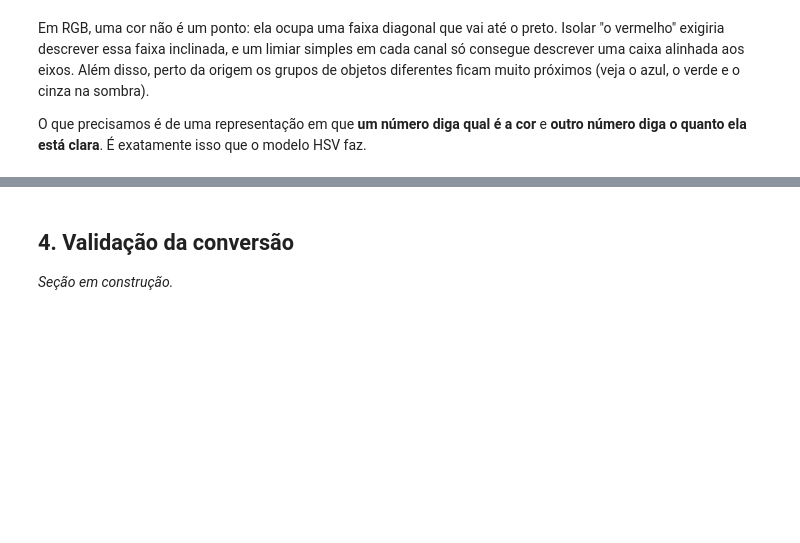
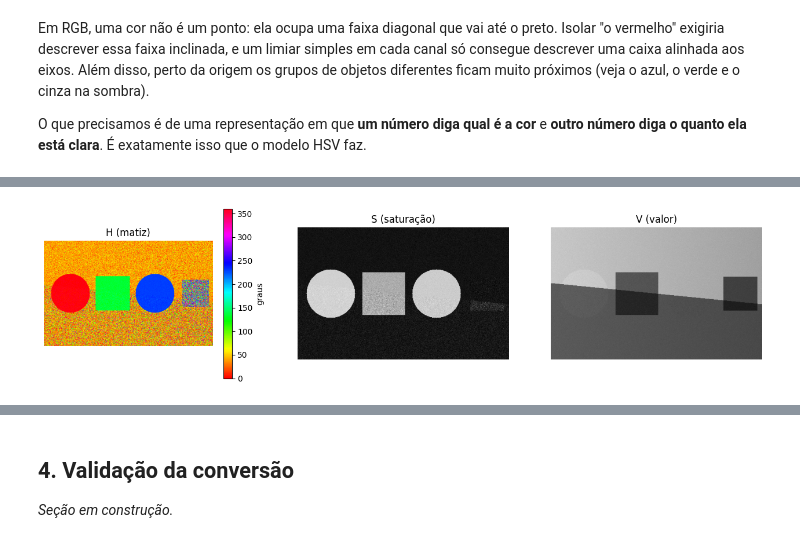
Before and after one commit to Joaogmos/computacao-visual-projeto2, a Jupyter notebook: tutorial_segmentacao_cor.ipynb, the cells around one changed output, grey strips where cells are left out. Drawn from its saved outputs; the diff is of its cells as text; code cells hidden in the pictures; blank space fills up the shorter version.

Commit message:
Versao vetorizada da conversao RGB para HSV
rgb_para_hsv aplica as formulas na imagem inteira com NumPy. Mostra os canais H, S e V e mede, com media circular, que a sombra so altera o V.

```diff
--- a/tutorial_segmentacao_cor.ipynb
+++ b/tutorial_segmentacao_cor.ipynb
@@ -343,0 +353,33 @@ O resultado bate com a conta feita à mão. Repare em dois casos:
+# %%
+def rgb_para_hsv(img):
+    """Converte uma imagem RGB uint8 (altura x largura x 3) para HSV.
+    Devolve uma matriz float com H em graus [0, 360), S e V em [0, 1]."""
+    rgb = img.astype(np.float64) / 255
+    r, g, b = rgb[..., 0], rgb[..., 1], rgb[..., 2]
+    maximo = rgb.max(axis=-1)
+    minimo = rgb.min(axis=-1)
+    c = maximo - minimo
+
+    v = maximo
+    s = np.divide(c, v, out=np.zeros_like(c), where=v > 0)
+
+    c_seguro = np.where(c > 0, c, 1)
+    h_r = 60 * (((g - b) / c_seguro) % 6)
+    h_g = 60 * ((b - r) / c_seguro + 2)
+    h_b = 60 * ((r - g) / c_seguro + 4)
+    h = np.select([c == 0, maximo == r, maximo == g], [0.0, h_r, h_g], default=h_b)
+
+    return np.stack([h, s, v], axis=-1)
+# %%
+import time
+
+inicio = time.perf_counter()
+hsv_laco = np.array([[rgb_para_hsv_pixel(*map(int, px)) for px in linha] for linha in img_sint])
+tempo_laco = time.perf_counter() - inicio
+
+inicio = time.perf_counter()
+hsv_sint = rgb_para_hsv(img_sint)
+tempo_numpy = time.perf_counter() - inicio
+
+print(f"Laço pixel a pixel: {tempo_laco * 1000:8.1f} ms")
+print(f"NumPy (vetorizado): {tempo_numpy * 1000:8.1f} ms  ({tempo_laco / tempo_numpy:.0f}x mais rápido)")
@@ -343,0 +395,14 @@ O resultado bate com a conta feita à mão. Repare em dois casos:
+# %%
+fig, eixos = plt.subplots(1, 3, figsize=(16, 3.8))
+im = eixos[0].imshow(hsv_sint[..., 0], cmap="hsv", vmin=0, vmax=360)
+fig.colorbar(im, ax=eixos[0], label="graus")
+eixos[0].set_title("H (matiz)")
+eixos[1].imshow(hsv_sint[..., 1], cmap="gray", vmin=0, vmax=1)
+eixos[1].set_title("S (saturação)")
+eixos[2].imshow(hsv_sint[..., 2], cmap="gray", vmin=0, vmax=1)
+eixos[2].set_title("V (valor)")
+for eixo in eixos:
+    eixo.axis("off")
+plt.show()
+# %% [output]
+[figure, added]
```
Also changed, not shown: parts of 15 cells of this notebook.
